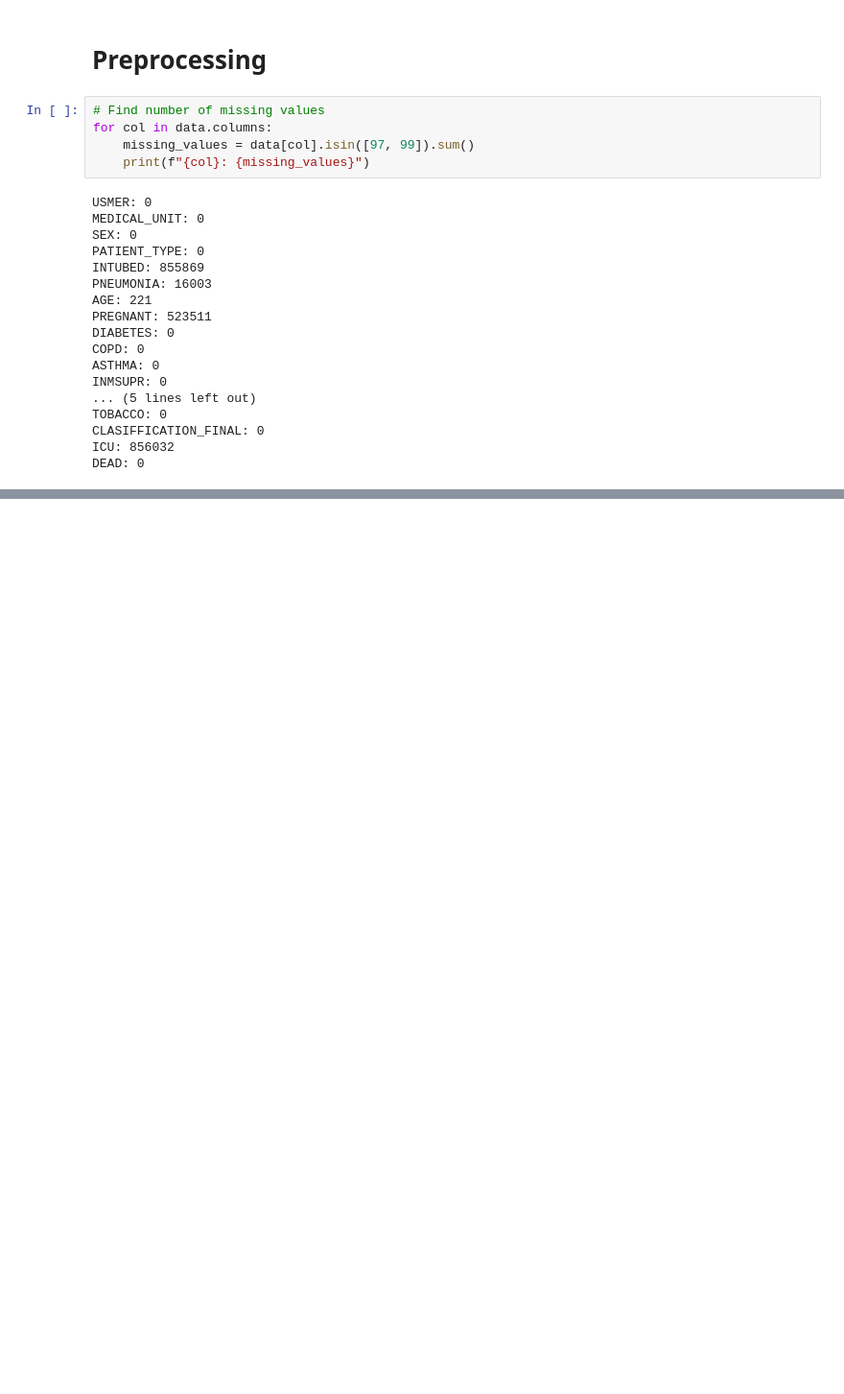
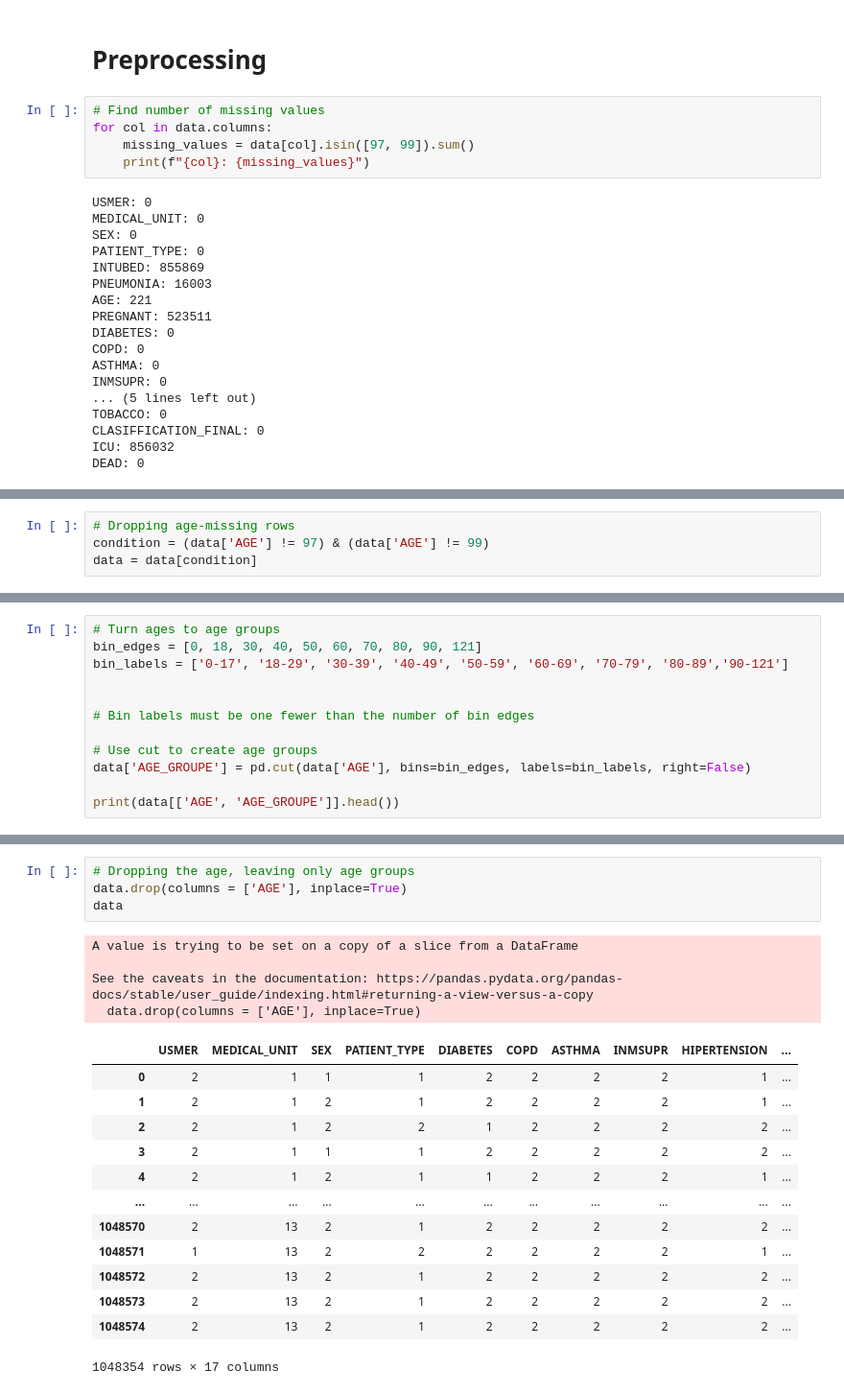
Before and after one commit to Jessie-mx-zhang/Covid-19, a Jupyter notebook: Covid.ipynb, the cells around one changed output, grey strips where cells are left out. Shown: that part at 96% size. Cells and saved outputs as stored; diff of their text form; blank space fills up the shorter version.

```diff
--- a/Covid.ipynb
+++ b/Covid.ipynb
@@ -155,0 +158,4 @@ data
+# %%
+# Dropping age-missing rows
+condition = (data['AGE'] != 97) & (data['AGE'] != 99)
+data = data[condition]
@@ -155,0 +167,12 @@ data
+# %%
+# Turn ages to age groups
+bin_edges = [0, 18, 30, 40, 50, 60, 70, 80, 90, 121]
+bin_labels = ['0-17', '18-29', '30-39', '40-49', '50-59', '60-69', '70-79', '80-89','90-121']
+
+
+# Bin labels must be one fewer than the number of bin edges
+
+# Use cut to create age groups
+data['AGE_GROUPE'] = pd.cut(data['AGE'], bins=bin_edges, labels=bin_labels, right=False)
+
+print(data[['AGE', 'AGE_GROUPE']].head())
@@ -156,3 +191,25 @@ data
+# %%
+# Dropping the age, leaving only age groups
+data.drop(columns = ['AGE'], inplace=True)
+data
+# %% [output]
+A value is trying to be set on a copy of a slice from a DataFrame
+
+See the caveats in the documentation: https://pandas.pydata.org/pandas-docs/stable/user_guide/indexing.html#returning-a-view-versus-a-copy
+  data.drop(columns = ['AGE'], inplace=True)
+|  | USMER | MEDICAL_UNIT | SEX | PATIENT_TYPE | DIABETES | COPD | ASTHMA | INMSUPR | HIPERTENSION | ... |
+| 0 | 2 | 1 | 1 | 1 | 2 | 2 | 2 | 2 | 1 | ... |
+| 1 | 2 | 1 | 2 | 1 | 2 | 2 | 2 | 2 | 1 | ... |
+| 2 | 2 | 1 | 2 | 2 | 1 | 2 | 2 | 2 | 2 | ... |
+| 3 | 2 | 1 | 1 | 1 | 2 | 2 | 2 | 2 | 2 | ... |
+| 4 | 2 | 1 | 2 | 1 | 1 | 2 | 2 | 2 | 1 | ... |
+| ... | ... | ... | ... | ... | ... | ... | ... | ... | ... | ... |
+| 1048570 | 2 | 13 | 2 | 1 | 2 | 2 | 2 | 2 | 2 | ... |
+| 1048571 | 1 | 13 | 2 | 2 | 2 | 2 | 2 | 2 | 1 | ... |
+| 1048572 | 2 | 13 | 2 | 1 | 2 | 2 | 2 | 2 | 2 | ... |
+| 1048573 | 2 | 13 | 2 | 1 | 2 | 2 | 2 | 2 | 2 | ... |
+| 1048574 | 2 | 13 | 2 | 1 | 2 | 2 | 2 | 2 | 2 | ... |
+1048354 rows × 17 columns
 # %%
 le = LabelEncoder()
 
```
Also changed, not shown: parts of 9 cells of this notebook.
